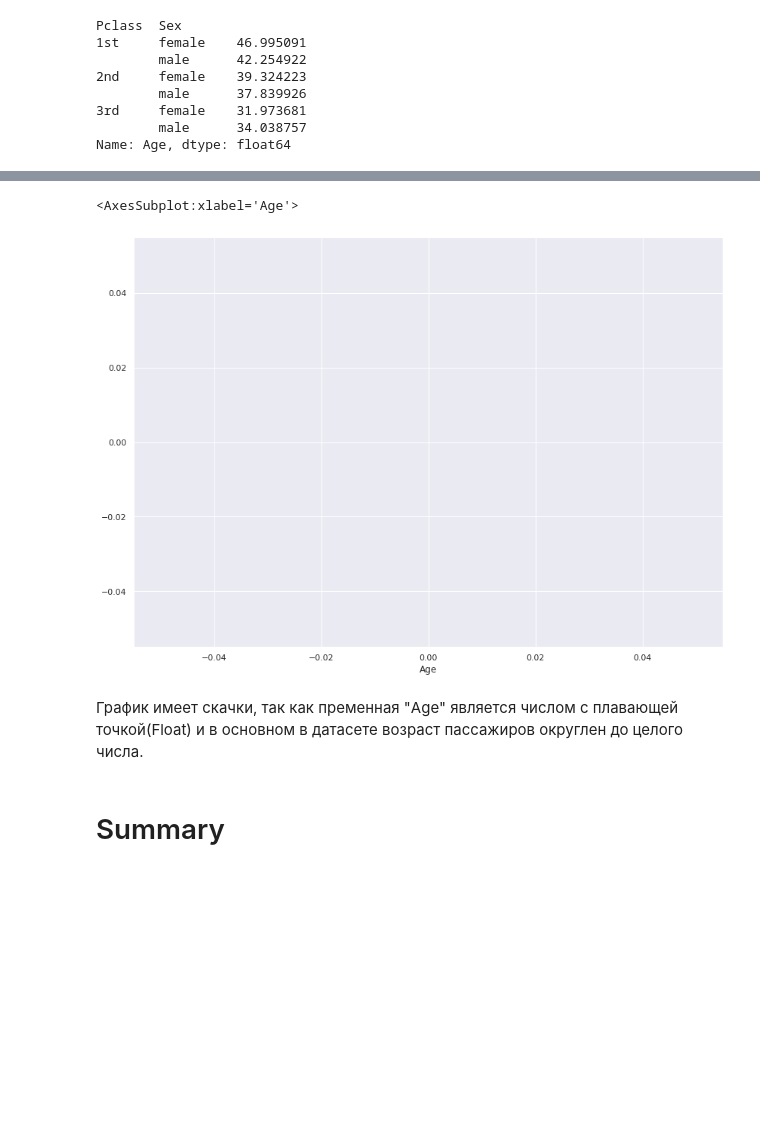
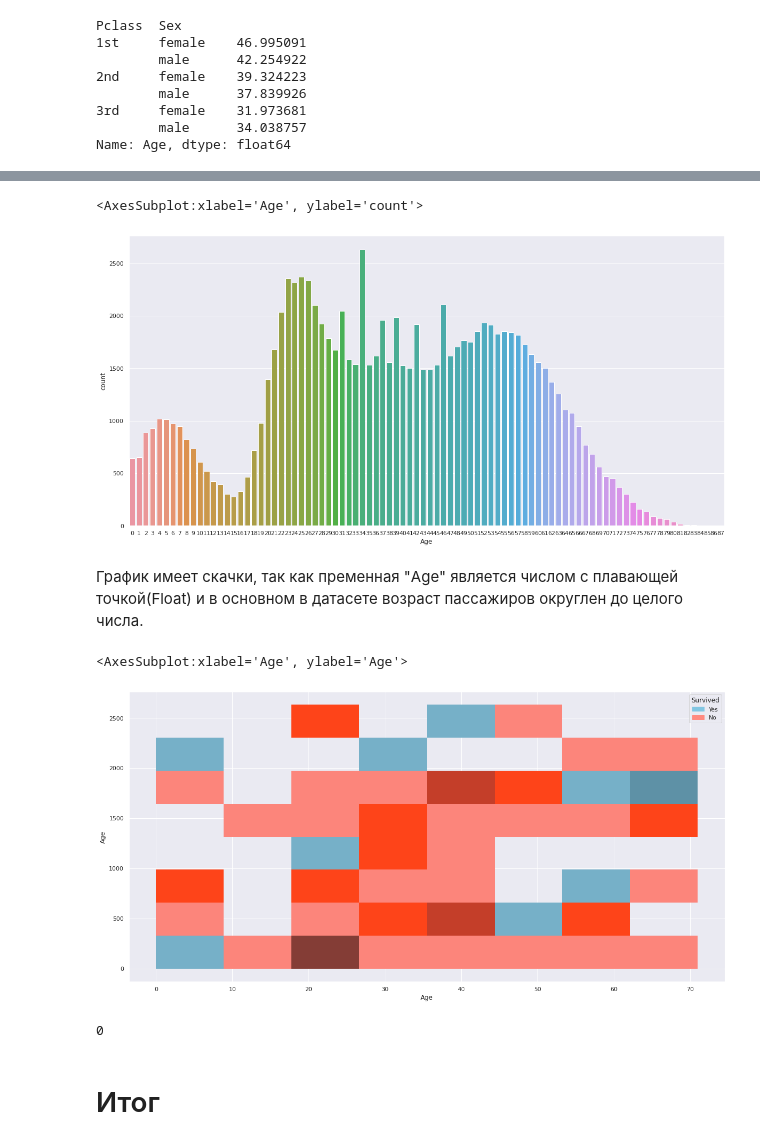
Before and after one commit to th0m45y3/emel, a Jupyter notebook: eda.ipynb, the cells around one changed output, grey strips where cells are left out. Cells and saved outputs as stored; diff of their text form; code cells hidden in the pictures; blank space fills up the shorter version.

Commit message:
add age hist

```diff
--- a/eda.ipynb
+++ b/eda.ipynb
@@ -8,12 +8,12 @@ print("Setup Complete")
 sns.set_palette("muted")
 pd.plotting.register_matplotlib_converters()
 
-sns.set(rc={'figure.figsize':(14,10)})
+sns.set(rc={'figure.figsize':(20,10)})
 # %% [output]
 Setup Complete
 # %%
 # Загрузка данных
-titanic_filepath = "../train.csv"
+titanic_filepath = "../../train.csv"
 titanic_data = pd.read_csv(titanic_filepath, index_col="PassengerId")
 # %% [markdown]
 # Описание
@@ -279,14 +279,24 @@ titanic_data
 # %%
-age_data = titanic_data.Age.astype(int, errors='ignore')
+age_data = titanic_data.Age.astype(int)
 
-age_data.value_counts()
-sns.lineplot(age_data)# titanic_data.Age.hist(bins=87, figsize=(20, 10))
+age_data = age_data
+sns.countplot(x=age_data.index, data=age_data)
 # %% [output]
-<AxesSubplot:xlabel='Age'>
+<AxesSubplot:xlabel='Age', ylabel='count'>
-[figure, old version]
+[figure, new version]
 # %% [markdown]
 График имеет скачки, так как пременная "Age" является числом с плавающей точкой(Float) и в основном в датасете возраст пассажиров округлен до целого числа.
 # %%
-#sns.pairplot(titanic_data, hue="Survived")
+copy_age = titanic_data
+copy_age.loc[:, 'Age'] = age_data
+
+sns.histplot(x='Age', y=copy_age.Age.value_counts(), hue='Survived', data=copy_age, palette=['#82C6E2', '#FF8A80'])
+# %% [output]
+<AxesSubplot:xlabel='Age', ylabel='Age'>
+[figure, added]
+# %%
+titanic_data.Age.min()
+# %% [output]
+0
 # %% [markdown]
-# Summary
+# Итог
```
Also changed, not shown: parts of 3 cells of this notebook.
